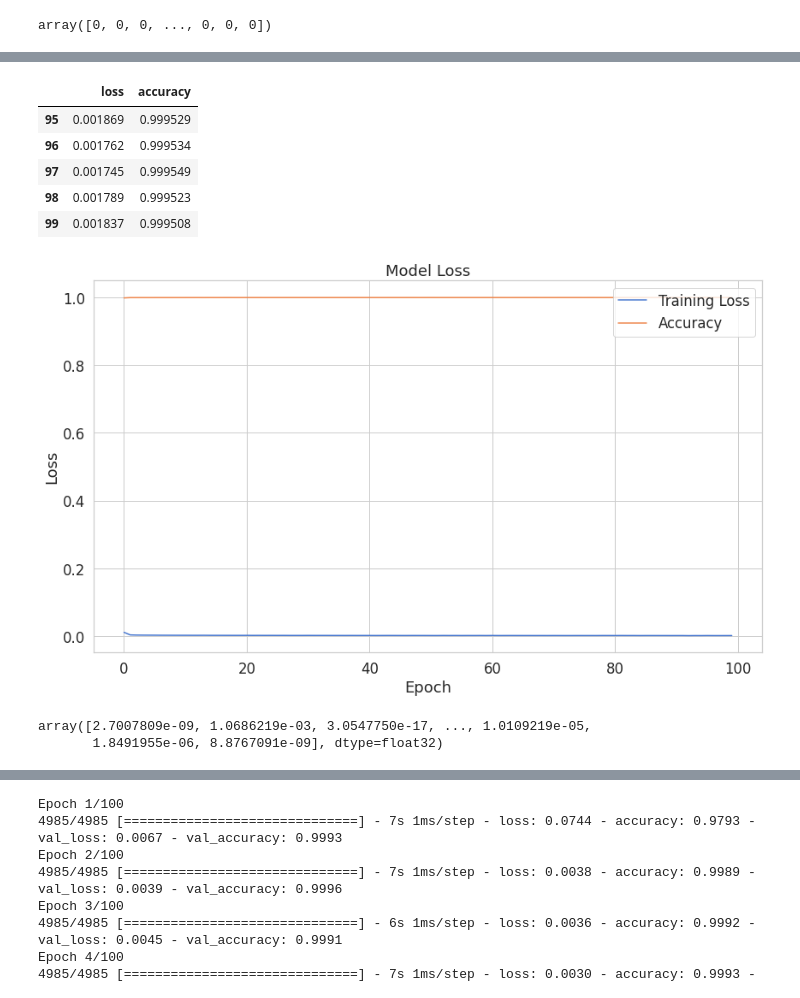
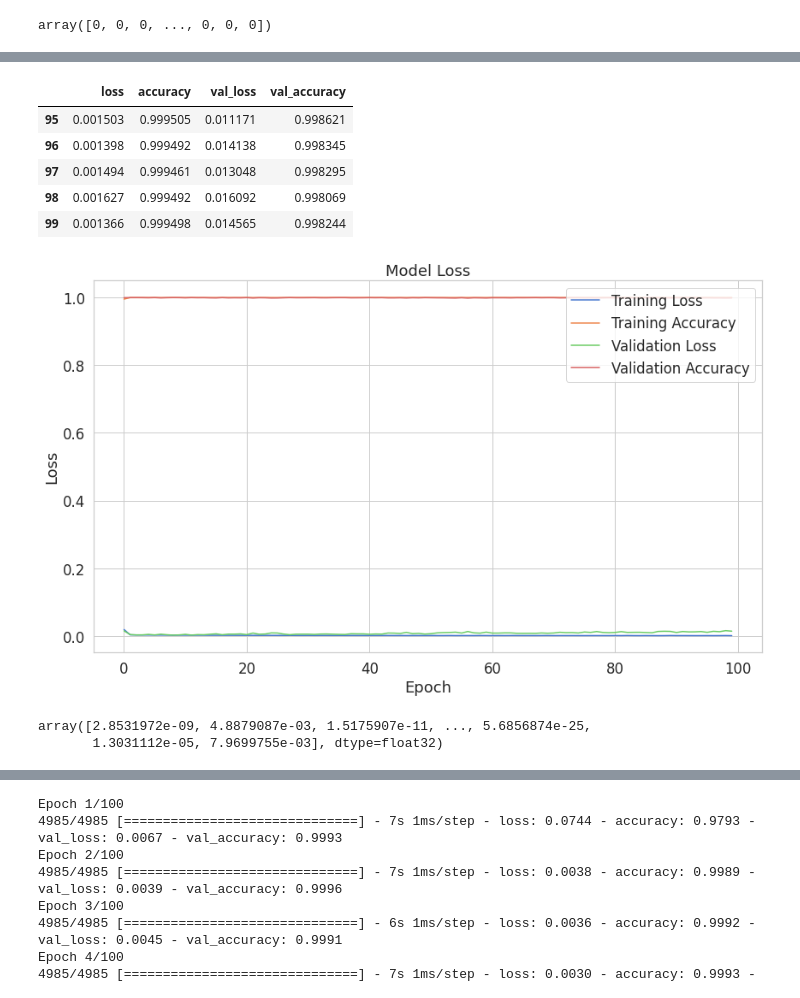
Before and after one commit to SyedHuzaifa007/Credit-Card-Fraud-Detection-Deep-Learning-Model, a Jupyter notebook: Credit_Card_Fraud_Detection_assignment.ipynb, the cells around one changed output, grey strips where cells are left out. Drawn from its saved outputs; the diff is of its cells as text; code cells hidden in the pictures.

```diff
--- a/Credit_Card_Fraud_Detection_assignment.ipynb
+++ b/Credit_Card_Fraud_Detection_assignment.ipynb
@@ -343,6 +343,3 @@ _________________________________________________________________
 from keras.callbacks import ModelCheckpoint, TensorBoard
 checkpointer = ModelCheckpoint(filepath = 'CreditCardFraudDetectionModel.h5', verbose = 0, save_best_only = True)
 tensorboard = TensorBoard(log_dir = './logs', histogram_freq = 0, write_graph = True, write_images = True)
-# %%
-# Fitting Model
-history = model.fit(train_data, train_labels, epochs = 100)
@@ -366,0 +346,2 @@ Epoch 100/100
+# %%
+history = model.fit(train_data, train_labels, epochs = 100, batch_size = 32, shuffle=True, validation_split=0.2, verbose = 1, callbacks=[checkpointer, tensorboard]).history
@@ -367,24 +366,26 @@ Epoch 100/100
 # %%
 # Storing History In A Data Frame
-history_df = pd.DataFrame(history.history)
+history_df = pd.DataFrame(history)
 history_df.tail()
 # %% [output]
-|  | loss | accuracy |
-| 95 | 0.001869 | 0.999529 |
-| 96 | 0.001762 | 0.999534 |
-| 97 | 0.001745 | 0.999549 |
-| 98 | 0.001789 | 0.999523 |
-| 99 | 0.001837 | 0.999508 |
+|  | loss | accuracy | val_loss | val_accuracy |
+| 95 | 0.001503 | 0.999505 | 0.011171 | 0.998621 |
+| 96 | 0.001398 | 0.999492 | 0.014138 | 0.998345 |
+| 97 | 0.001494 | 0.999461 | 0.013048 | 0.998295 |
+| 98 | 0.001627 | 0.999492 | 0.016092 | 0.998069 |
+| 99 | 0.001366 | 0.999498 | 0.014565 | 0.998244 |
 # %%
-# Plotting Loss
+# Plotting Loss and Accuracy
 plt.plot(history_df['loss'])
 plt.plot(history_df['accuracy'])
+plt.plot(history_df['val_loss'])
+plt.plot(history_df['val_accuracy'])
 plt.title('Model Loss')
 plt.ylabel('Loss')
 plt.xlabel('Epoch')
-plt.legend(['Training Loss', 'Accuracy'], loc='upper right');
+plt.legend(['Training Loss', 'Training Accuracy', 'Validation Loss', 'Validation Accuracy'], loc='upper right');
 # %% [output]
-[figure, old version]
+[figure, new version]
 # %%
 # Making Predictions On Test Data
 predictions = model.predict(test_data)
@@ -392,8 +393,8 @@ predictions = predictions.flatten()
 # %%
 predictions
 # %% [output]
-array([2.7007809e-09, 1.0686219e-03, 3.0547750e-17, ..., 1.0109219e-05,
-       1.8491955e-06, 8.8767091e-09], dtype=float32)
+array([2.8531972e-09, 4.8879087e-03, 1.5175907e-11, ..., 5.6856874e-25,
+       1.3031112e-05, 7.9699755e-03], dtype=float32)
 # %%
 testing = model.evaluate(test_data, test_labels)
 # %% [output]
```
Also changed, not shown: parts of 15 cells of this notebook.
